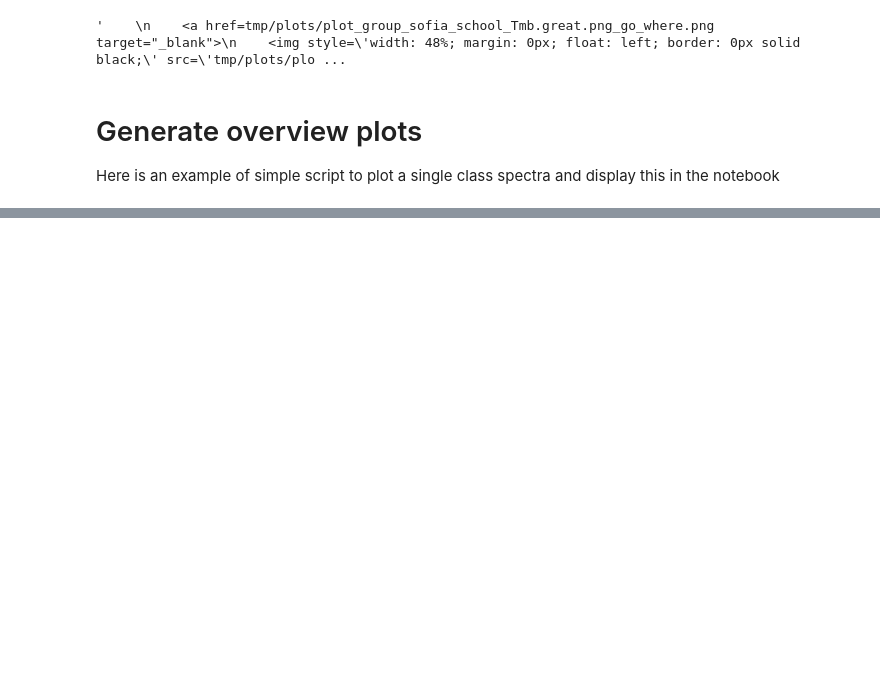
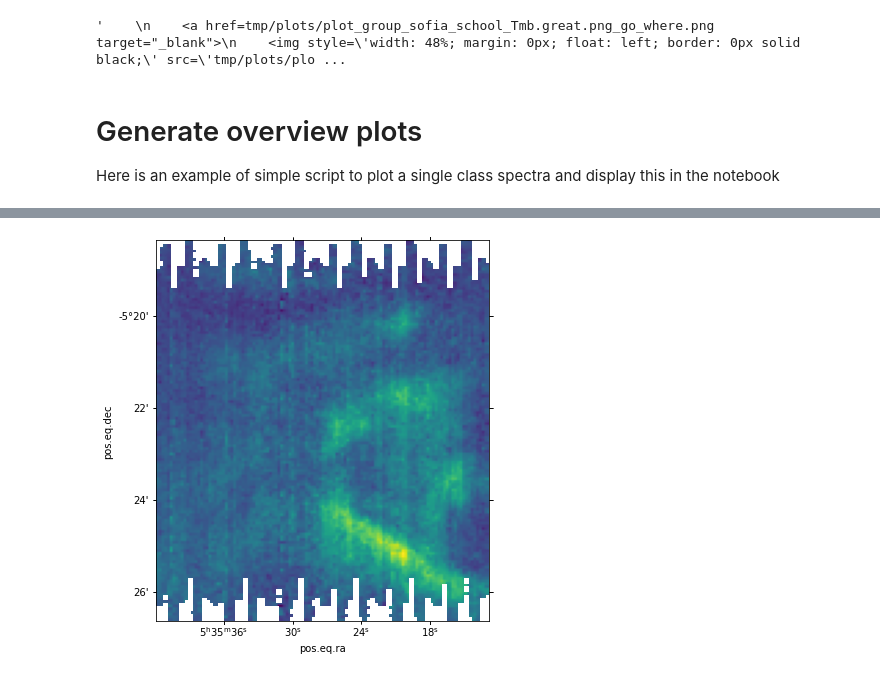
Before and after one commit to verbenajl/GREAT_data_reduction_notebook, a Jupyter notebook: GREAT_data_reduction_notebook.ipynb, the cells around one changed output, grey strips where cells are left out. Cells and saved outputs as stored; diff of their text form; code cells hidden in the pictures; blank space fills up the shorter version.

Commit message:
adds cygrid example

```diff
--- a/GREAT_data_reduction_notebook.ipynb
+++ b/GREAT_data_reduction_notebook.ipynb
@@ -35,6 +35,7 @@ HTML('''
 # %%
 ## import
 from astropy.io import fits
+
 import numpy as np
 import glob
 import datetime
@@ -43,7 +44,11 @@ import logging
 import os,re
 import time
 import subprocess
+import cygrid
+import matplotlib.pyplot as plt
 from matplotlib.lines import lineStyles
+from astropy.io import fits
+from astropy import units as u
 import jinja2
 import requests
 
@@ -55,6 +60,7 @@ from astropy.io import fits
 from astropy import constants as const
 from astropy import units as u
 
+plt.rcParams['figure.figsize'] = (15.0, 7.0)
 
 def PrintMessage(message):
     html='''
@@ -661,0 +749,4 @@ Here is an example of simple script to plot a single class spectra and display t
+# %%
+
+filename="./tmp/sofia_school_Tmb_index.fits"
+data= RawData(filename)
@@ -661,0 +781,5 @@ Here is an example of simple script to plot a single class spectra and display t
+# %%
+ax0 = plt.subplot(projection=data.target_wcs.celestial)
+im0 = ax0.imshow(data.gridded_map[7700])
+# %% [output]
+[figure, added]
```
Also changed, not shown: parts of 4 cells of this notebook.
